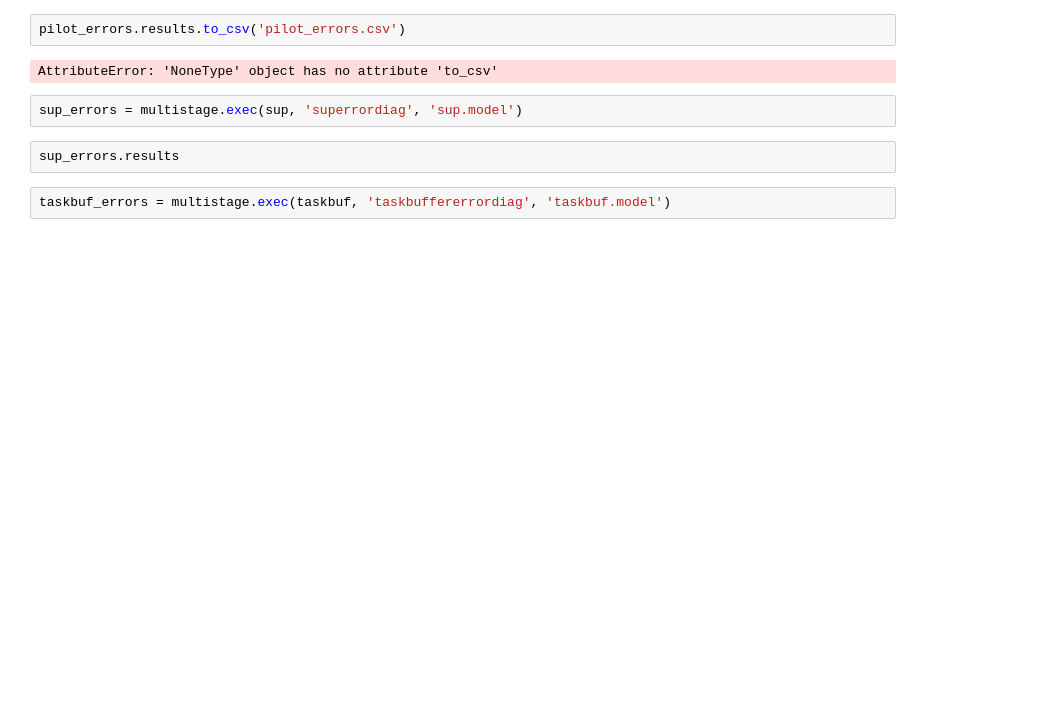
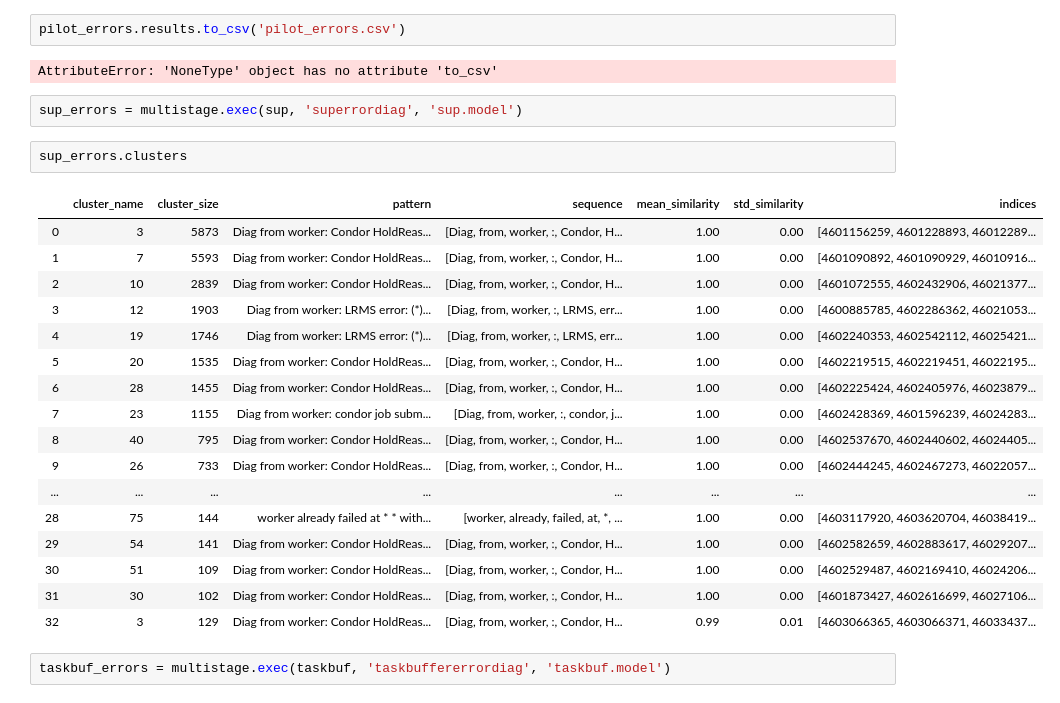
Before and after one commit to maria-grigorieva/ClusterLog, a Jupyter notebook: job_errors_analysis.ipynb, the cells around one changed output. Drawn from its saved outputs; the diff is of its cells as text; blank space fills up the shorter version.

```diff
--- a/job_errors_analysis.ipynb
+++ b/job_errors_analysis.ipynb
@@ -131,7 +177,25 @@ AttributeError: 'NoneType' object has no attribute 'to_csv'
 # %%
 sup_errors = multistage.exec(sup, 'superrordiag', 'sup.model')
 # %%
-sup_errors.results
+sup_errors.clusters
+# %% [output]
+|  | cluster_name | cluster_size | pattern | sequence | mean_similarity | std_similarity | indices |
+| 0 | 3 | 5873 | Diag from worker: Condor HoldReas... | [Diag, from, worker, :, Condor, H... | 1.00 | 0.00 | [4601156259, 4601228893, 46012289... |
+| 1 | 7 | 5593 | Diag from worker: Condor HoldReas... | [Diag, from, worker, :, Condor, H... | 1.00 | 0.00 | [4601090892, 4601090929, 46010916... |
+| 2 | 10 | 2839 | Diag from worker: Condor HoldReas... | [Diag, from, worker, :, Condor, H... | 1.00 | 0.00 | [4601072555, 4602432906, 46021377... |
+| 3 | 12 | 1903 | Diag from worker: LRMS error: (*)... | [Diag, from, worker, :, LRMS, err... | 1.00 | 0.00 | [4600885785, 4602286362, 46021053... |
+| 4 | 19 | 1746 | Diag from worker: LRMS error: (*)... | [Diag, from, worker, :, LRMS, err... | 1.00 | 0.00 | [4602240353, 4602542112, 46025421... |
+| 5 | 20 | 1535 | Diag from worker: Condor HoldReas... | [Diag, from, worker, :, Condor, H... | 1.00 | 0.00 | [4602219515, 4602219451, 46022195... |
+| 6 | 28 | 1455 | Diag from worker: Condor HoldReas... | [Diag, from, worker, :, Condor, H... | 1.00 | 0.00 | [4602225424, 4602405976, 46023879... |
+| 7 | 23 | 1155 | Diag from worker: condor job subm... | [Diag, from, worker, :, condor, j... | 1.00 | 0.00 | [4602428369, 4601596239, 46024283... |
+| 8 | 40 | 795 | Diag from worker: Condor HoldReas... | [Diag, from, worker, :, Condor, H... | 1.00 | 0.00 | [4602537670, 4602440602, 46024405... |
+| 9 | 26 | 733 | Diag from worker: Condor HoldReas... | [Diag, from, worker, :, Condor, H... | 1.00 | 0.00 | [4602444245, 4602467273, 46022057... |
+| ... | ... | ... | ... | ... | ... | ... | ... |
+| 28 | 75 | 144 | worker already failed at * * with... | [worker, already, failed, at, *, ... | 1.00 | 0.00 | [4603117920, 4603620704, 46038419... |
+| 29 | 54 | 141 | Diag from worker: Condor HoldReas... | [Diag, from, worker, :, Condor, H... | 1.00 | 0.00 | [4602582659, 4602883617, 46029207... |
+| 30 | 51 | 109 | Diag from worker: Condor HoldReas... | [Diag, from, worker, :, Condor, H... | 1.00 | 0.00 | [4602529487, 4602169410, 46024206... |
+| 31 | 30 | 102 | Diag from worker: Condor HoldReas... | [Diag, from, worker, :, Condor, H... | 1.00 | 0.00 | [4601873427, 4602616699, 46027106... |
+| 32 | 3 | 129 | Diag from worker: Condor HoldReas... | [Diag, from, worker, :, Condor, H... | 0.99 | 0.01 | [4603066365, 4603066371, 46033437... |
 # %%
 taskbuf_errors = multistage.exec(taskbuf, 'taskbuffererrordiag', 'taskbuf.model')
 # %%
```
Also changed, not shown: parts of 8 cells of this notebook, 4 other files.
